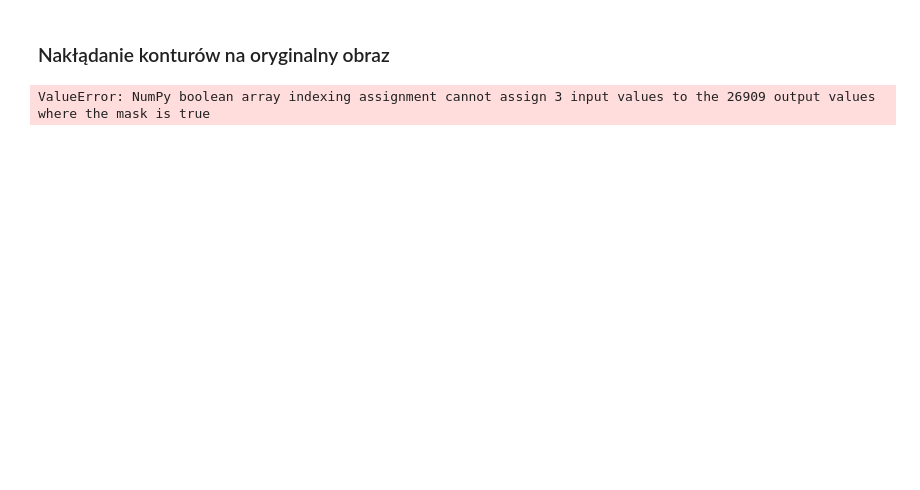
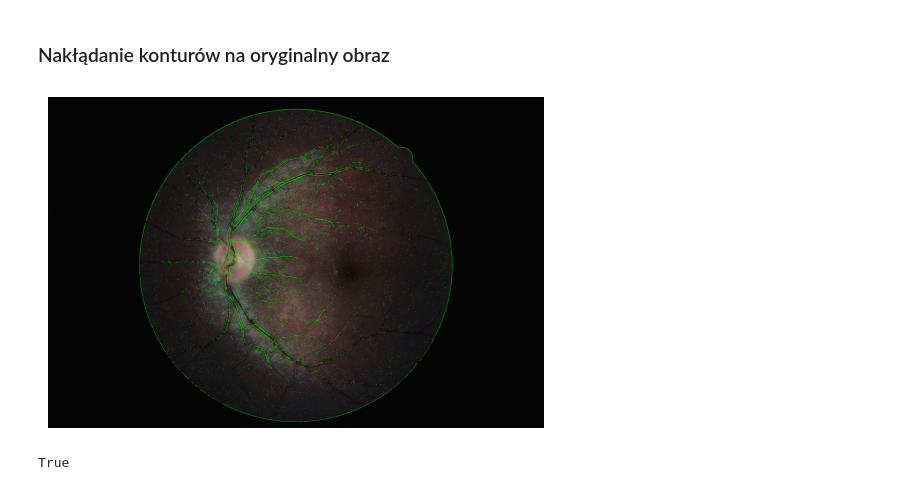
Before and after one commit to CzechowskiMateusz/RetinaVesselsDetector, a Jupyter notebook: main.ipynb, the cells around one changed output. Saved outputs shown, nothing was run; the diff lists cells and outputs as text; code cells hidden in the pictures; blank space fills up the shorter version.

```diff
--- a/main.ipynb
+++ b/main.ipynb
@@ -108,12 +113,33 @@ show_image(postprocessed_mask)
 # %% [markdown]
 ### Nakłądanie konturów na oryginalny obraz
 # %%
-def visualize_mask(original, mask):
+def visualize_mask(original, mask, color=(0, 255, 0), alpha=0.7, enhance_contrast=True):
+    if enhance_contrast:
+        lab = cv2.cvtColor(original, cv2.COLOR_BGR2LAB)
+        l, a, b = cv2.split(lab)
+        clahe = cv2.createCLAHE(clipLimit=2.0, tileGridSize=(8, 8))
+        l = clahe.apply(l)
+        lab = cv2.merge((l, a, b))
+        original = cv2.cvtColor(lab, cv2.COLOR_LAB2BGR)
+
     overlay = original.copy()
-    overlay[mask == 1] = [255, 0, 0]  # kolor czerwony dla naczyń
-    return overlay
+    overlay[mask == 1] = color
+    return cv2.addWeighted(original, 1 - alpha, overlay, alpha, 0)
 
-vis = visualize_mask(image, postprocessed_mask)
-show_image(vis)
+file_path = os.path.join(dir, filename + '.jpg')
+
+img = cv2.imread(file_path)
+vis = visualize_mask(img, postprocessed_mask, color=(0, 255, 0), alpha=0.7)
+
+plt.imshow(cv2.cvtColor(vis, cv2.COLOR_BGR2RGB))
+plt.axis('off')
+plt.show()
+
+output_folder = 'output-data'
+os.makedirs(output_folder, exist_ok=True)
+
+output_path = os.path.join(output_folder, 'vessels_overlay.png')
+cv2.imwrite(output_path, vis)
 # %% [output]
+[figure, added]
-ValueError: NumPy boolean array indexing assignment cannot assign 3 input values to the 26909 output values where the mask is true
+True
```
Also changed, not shown: parts of 7 cells of this notebook, 2 other files.
